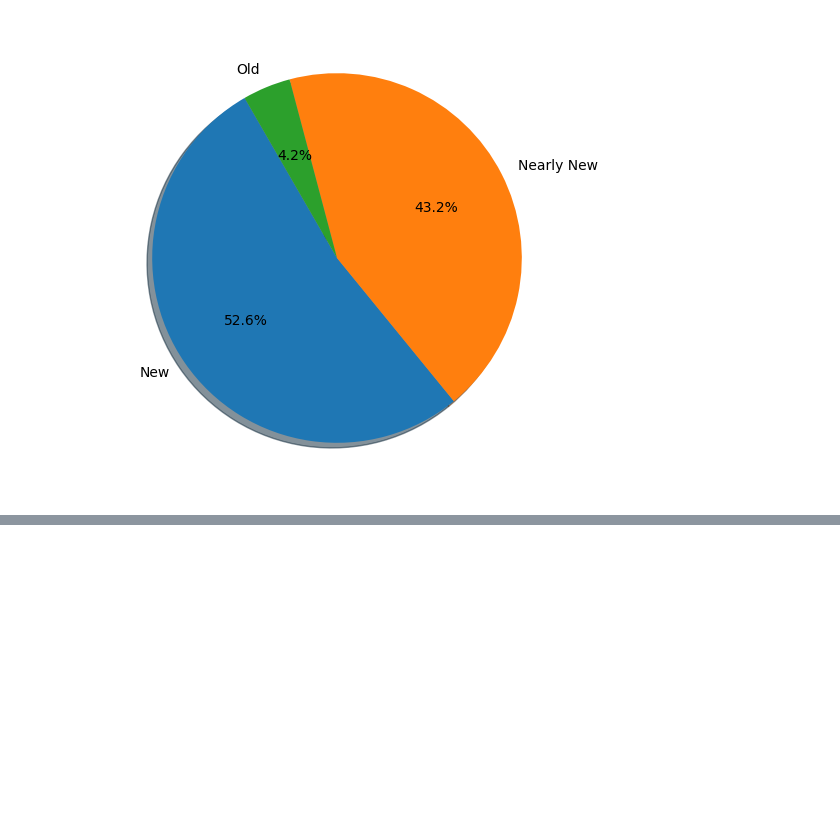
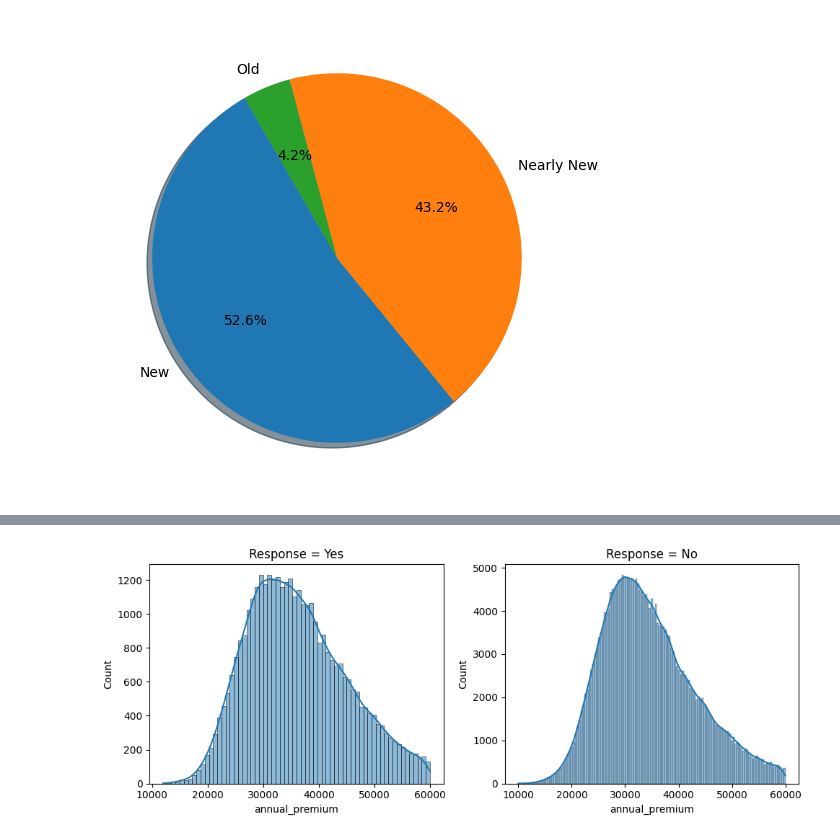
Before and after one commit to iury-repo/health_insurance_cs, a Jupyter notebook: notebooks/1.01-ims-data-exploration.ipynb, the cells around one changed output, grey strips where cells are left out. Drawn from its saved outputs; the diff is of its cells as text; code cells hidden in the pictures; blank space fills up the shorter version.

```diff
--- a/notebooks/1.01-ims-data-exploration.ipynb
+++ b/notebooks/1.01-ims-data-exploration.ipynb
@@ -220,0 +219,15 @@ plt.show()
+# %%
+plt.figure(figsize=(10,4))
+plt.subplot(1,2,1)
+plt.title('Response = Yes')
+df_aux2 = df_aux.loc[df_aux['response'] == 'Yes', 'annual_premium']
+sns.histplot(df_aux2, kde=True)
+
+plt.subplot(1,2,2)
+plt.title('Response = No')
+df_aux2 = df_aux.loc[df_aux['response'] == 'No', 'annual_premium']
+sns.histplot(df_aux2, kde=True)
+
+plt.tight_layout()
+# %% [output]
+[figure, added]
```
Also changed, not shown: parts of 6 cells of this notebook.
